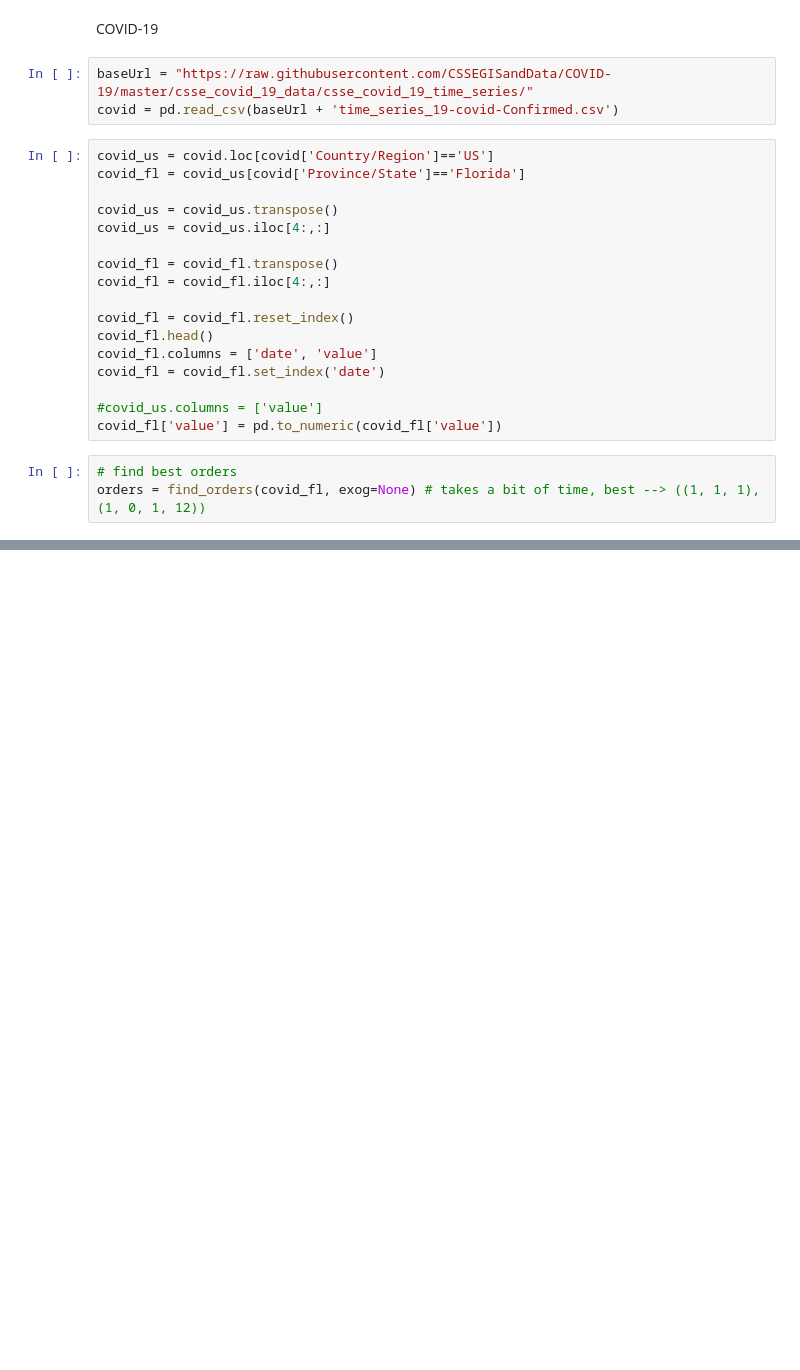
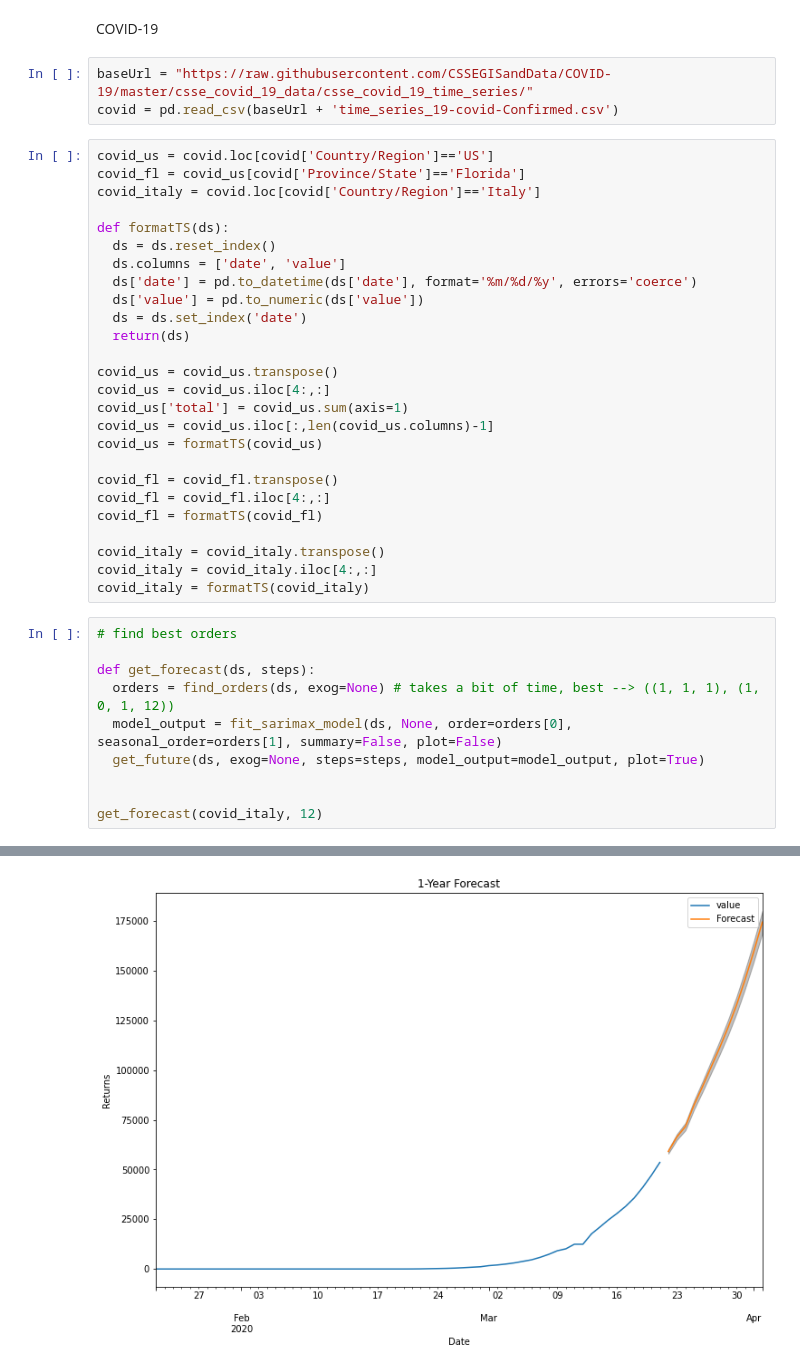
Before and after one commit to vksyr/IST718, a Jupyter notebook: covid.ipynb, the cells around one changed output, grey strips where cells are left out. Drawn from its saved outputs; the diff is of its cells as text; blank space fills up the shorter version.

```diff
--- a/covid.ipynb
+++ b/covid.ipynb
@@ -1069,23 +211,40 @@ COVID-19
 # %%
 baseUrl = "https://raw.githubusercontent.com/CSSEGISandData/COVID-19/master/csse_covid_19_data/csse_covid_19_time_series/"
 covid = pd.read_csv(baseUrl + 'time_series_19-covid-Confirmed.csv')
-# %%
-covid_us = covid.loc[covid['Country/Region']=='US']
-covid_fl = covid_us[covid['Province/State']=='Florida']
-
-covid_us = covid_us.transpose()
-covid_us = covid_us.iloc[4:,:]
-
-covid_fl = covid_fl.transpose()
-covid_fl = covid_fl.iloc[4:,:]
-
-covid_fl = covid_fl.reset_index()
-covid_fl.head()
-covid_fl.columns = ['date', 'value']
-covid_fl = covid_fl.set_index('date')
-
-#covid_us.columns = ['value']
-covid_fl['value'] = pd.to_numeric(covid_fl['value'])
+# %%
+covid_us = covid.loc[covid['Country/Region']=='US']
+covid_fl = covid_us[covid['Province/State']=='Florida']
+covid_italy = covid.loc[covid['Country/Region']=='Italy']
+
+def formatTS(ds):
+  ds = ds.reset_index()
+  ds.columns = ['date', 'value']
+  ds['date'] = pd.to_datetime(ds['date'], format='%m/%d/%y', errors='coerce')
+  ds['value'] = pd.to_numeric(ds['value'])
+  ds = ds.set_index('date')
+  return(ds)
+
+covid_us = covid_us.transpose()
+covid_us = covid_us.iloc[4:,:]
+covid_us['total'] = covid_us.sum(axis=1)
+covid_us = covid_us.iloc[:,len(covid_us.columns)-1]
+covid_us = formatTS(covid_us)
+
+covid_fl = covid_fl.transpose()
+covid_fl = covid_fl.iloc[4:,:]
+covid_fl = formatTS(covid_fl)
+
+covid_italy = covid_italy.transpose()
+covid_italy = covid_italy.iloc[4:,:]
+covid_italy = formatTS(covid_italy)
 # %%
 # find best orders
-orders = find_orders(covid_fl, exog=None) # takes a bit of time, best --> ((1, 1, 1), (1, 0, 1, 12))
+
+def get_forecast(ds, steps):
+  orders = find_orders(ds, exog=None) # takes a bit of time, best --> ((1, 1, 1), (1, 0, 1, 12))
+  model_output = fit_sarimax_model(ds, None, order=orders[0], seasonal_order=orders[1], summary=False, plot=False)
+  get_future(ds, exog=None, steps=steps, model_output=model_output, plot=True)
+
+
+get_forecast(covid_italy, 12)
+# %% [output]
@@ -1091,0 +264 @@ orders = find_orders(covid_fl, exog=None) # takes a bit of time, best --> ((1, 1
+[figure, added]
```
Also changed, not shown: parts of 35 cells of this notebook.
